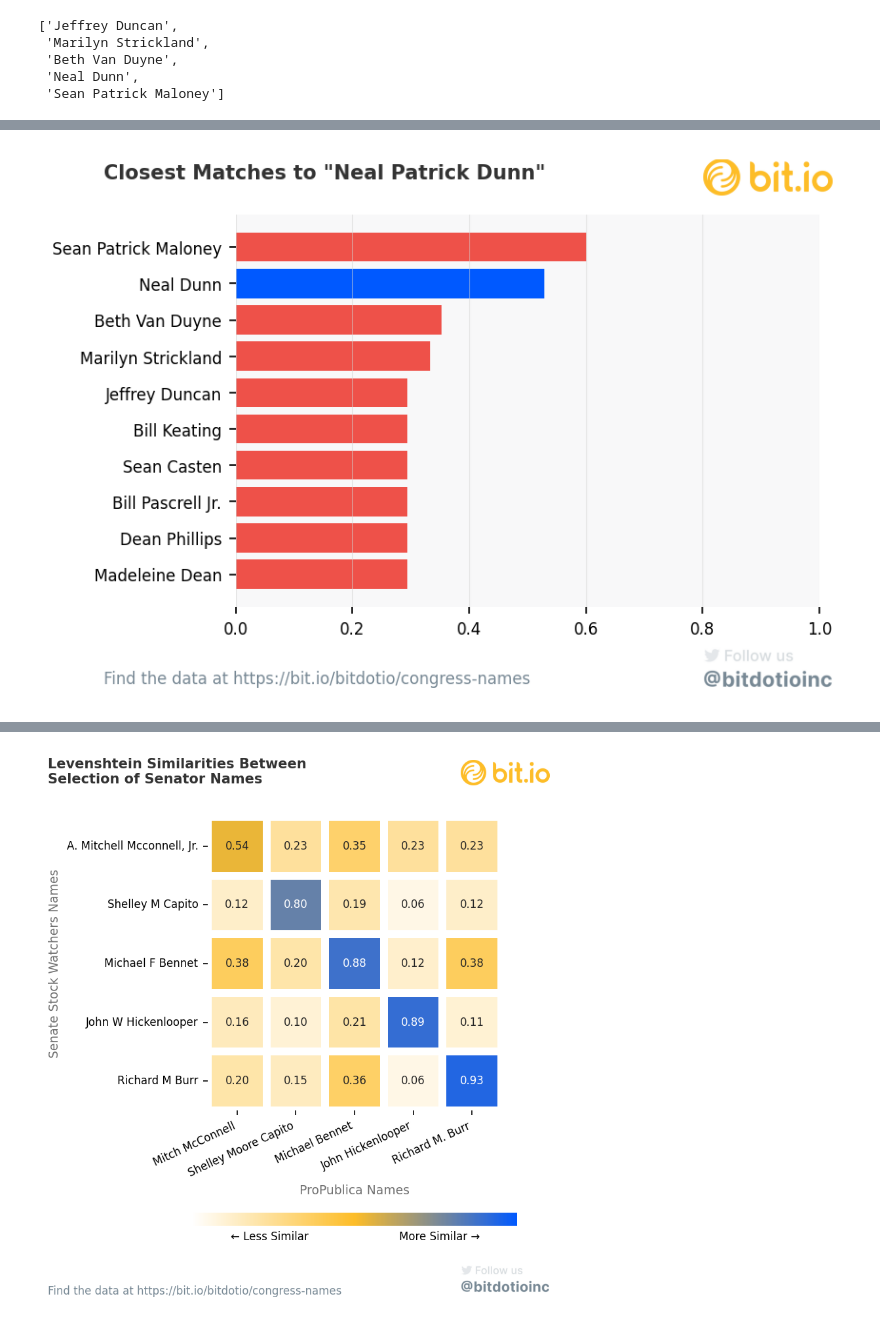
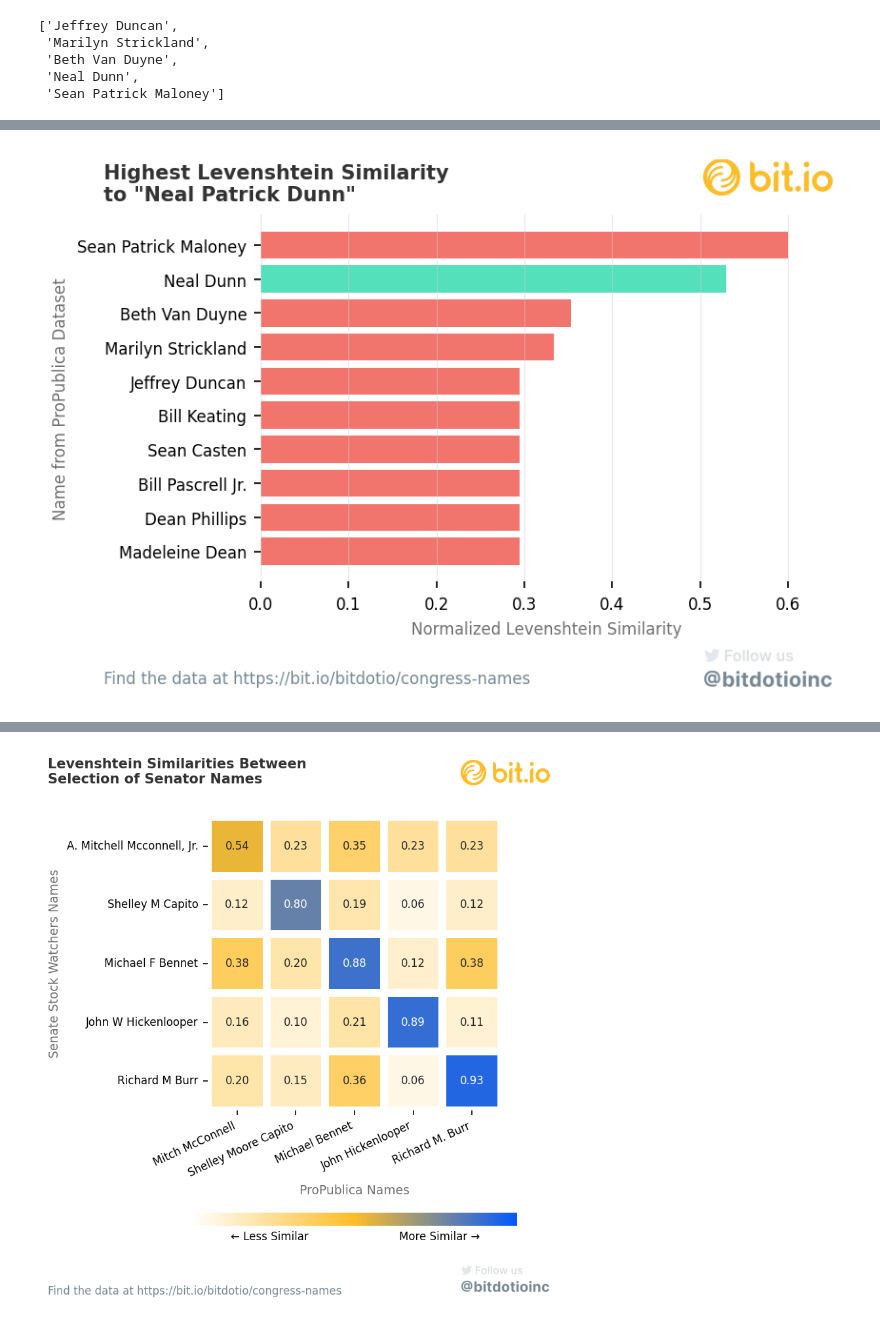
Before and after one commit to dliden-bitdotio/congress-names, a Jupyter notebook: src/visualizations.ipynb, the cells around one changed output, grey strips where cells are left out. Drawn from its saved outputs; the diff is of its cells as text; code cells hidden in the pictures.

Commit message:
update gitignore and tweak visualizations

```diff
--- a/src/visualizations.ipynb
+++ b/src/visualizations.ipynb
@@ -44,12 +44,26 @@ stockwatchers_data = download_dataset('"bitdotio/congress-names"."stock_watchers
 # %%
 # some basic cleaning
 ## remove missing name components from propub data
-propublica_data["name_clean"] = propublica_data["name"].str.replace(" nothing", "")
+propublica_data["name_clean"] = propublica_data["name"].str.replace(
+    " nothing", ""
+)
 
 ## remove honorifics, titles, etc. from SW data
-replacements = '|'.join(['^Mr. ', '^Mrs. ', '^Hon. ', '^None ', ' Honorable', 'Hon ',
-                         'Facs ', ' MD,'])
-stockwatchers_data["name_clean"] = stockwatchers_data["name"].str.replace(replacements, "", regex=True)
+replacements = "|".join(
+    [
+        "^Mr. ",
+        "^Mrs. ",
+        "^Hon. ",
+        "^None ",
+        " Honorable",
+        "Hon ",
+        "Facs ",
+        " MD,",
+    ]
+)
+stockwatchers_data["name_clean"] = stockwatchers_data["name"].str.replace(
+    replacements, "", regex=True
+)
 # %%
 prp_house = propublica_data.loc[propublica_data.chamber == "house", ["name_clean"]].rename(columns={"name_clean":"name"})
 sw_house = stockwatchers_data.loc[stockwatchers_data.chamber == "house", ["name_clean"]].rename(columns={"name_clean":"name"})
@@ -119,27 +130,32 @@ list(top_n_matches(house_mat.iloc[10], 5).index.values)
 # %%
 dunn_matches = top_n_matches(house_mat.iloc[10], 10)
 x = list(dunn_matches.index.values)
 
 plt.style.use("../resources/bitdotio.mplstyle")
 fig, ax = plt.subplots(1,1,figsize=(6,4), dpi=150)
 
-ax.barh(x, dunn_matches, color=[RED]*8 + [BLUE, RED] )
+# white ax background
+ax.set_facecolor("white")
+
+ax.barh(x, dunn_matches, color=[RED]*8 + [GREEN, RED] , alpha=0.8)
 ax.set_yticklabels(x, minor=False)
-ax.set_xlim(0,1)
+ax.set_xlim(0,0.65)
+ax.set_xlabel("Normalized Levenshtein Similarity")
+ax.set_ylabel("Name from ProPublica Dataset")
 
 # add vertical grid
 ax.xaxis.grid(True, linestyle='-', which='major', color='lightgrey', alpha=0.5)
 
-format_bitdotio(fig, title='Closest Matches to "Neal Patrick Dunn"', text="Find the data at https://bit.io/bitdotio/congress-names",
+format_bitdotio(fig, title='Highest Levenshtein Similarity\nto "Neal Patrick Dunn"', text="Find the data at https://bit.io/bitdotio/congress-names",
                 title_fontsize=10, logowidths=0.15)
 
 if not os.path.exists("../figures"):
     os.makedirs("../figures")
 plt.savefig("../figures/dunn.png", dpi=300)
 
 plt.show()
 # %% [output]
-[figure, old version]
+[figure, new version]
 # %%
 house_mat.to_clipboard()
 # %%
```
Also changed, not shown: parts of 5 cells of this notebook, 1 other file.
